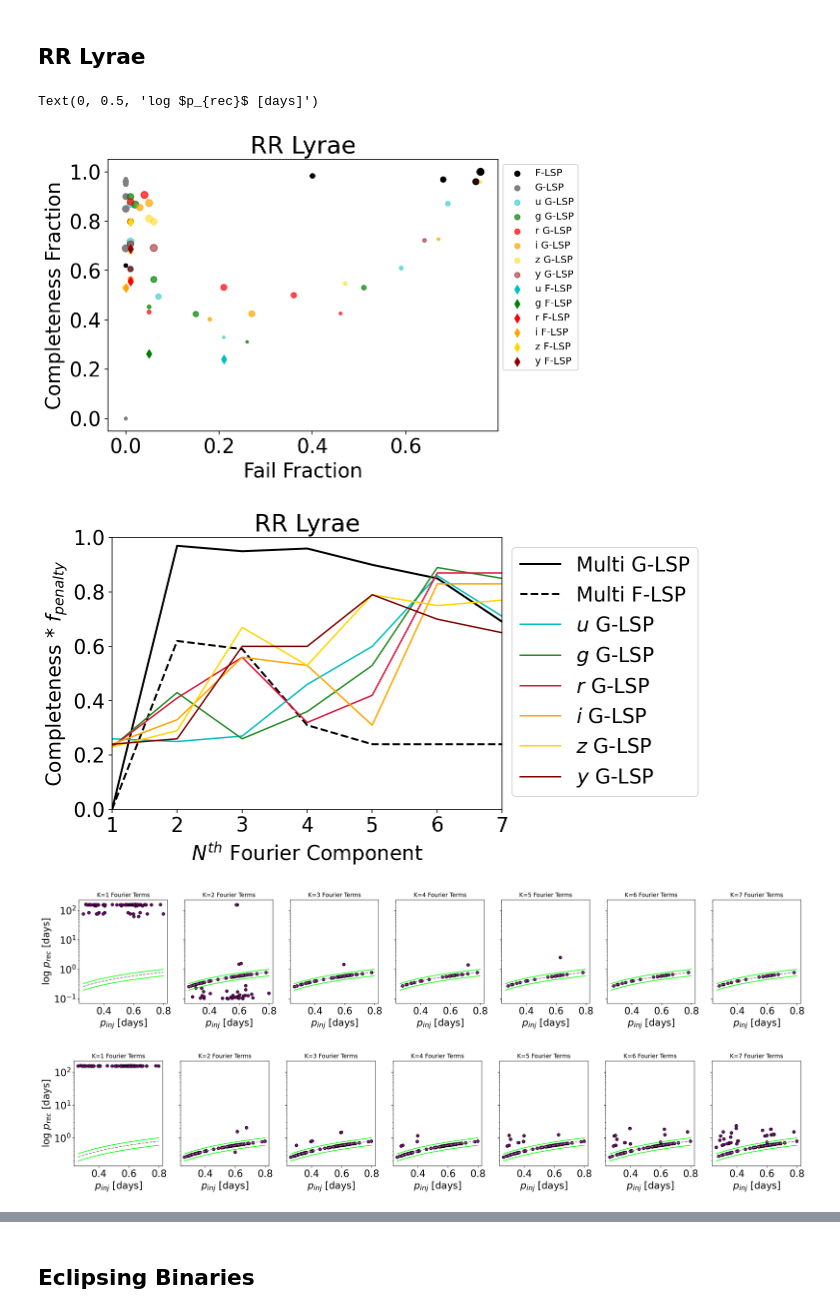
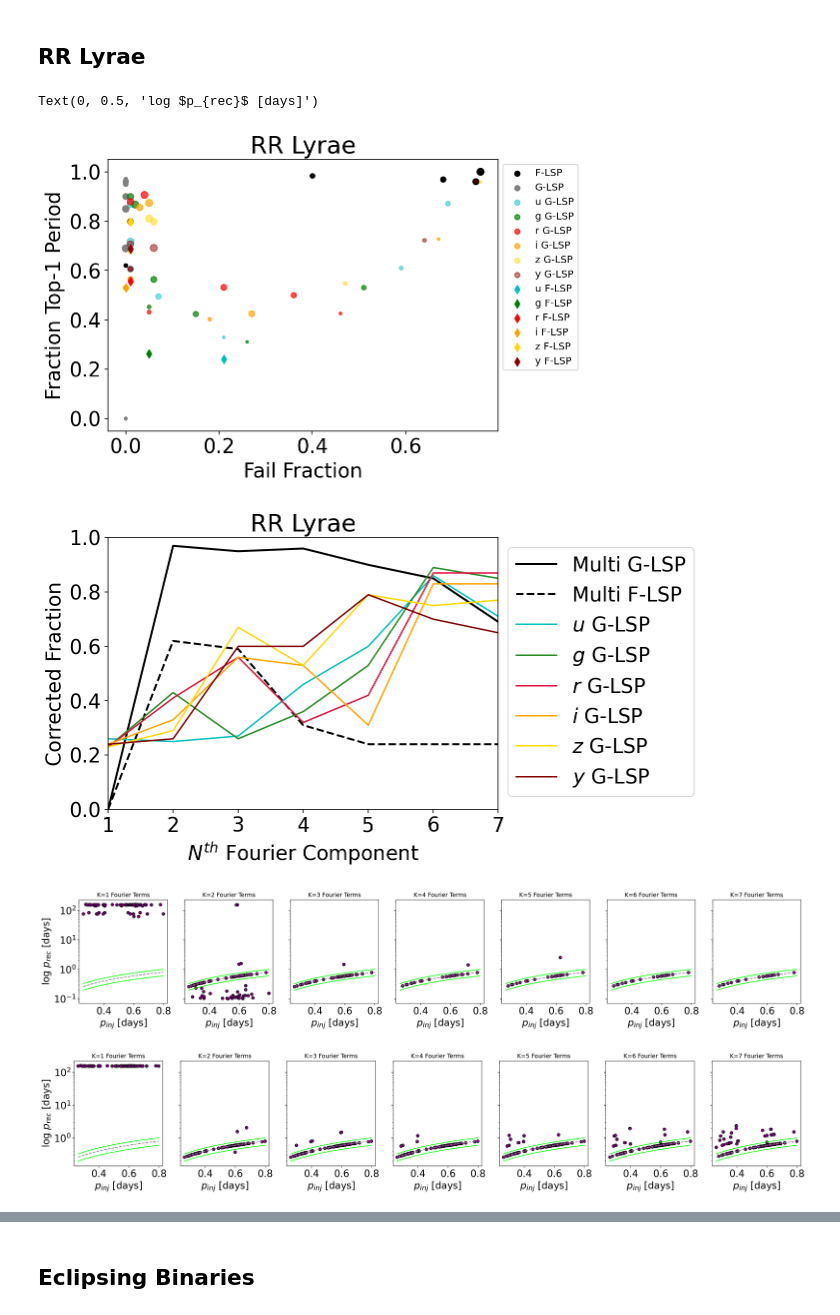
Before and after one commit to AndyTza/periodos, a Jupyter notebook: notebooks/Plasticc Periodic Analysis .ipynb, the cells around one changed output, grey strips where cells are left out. Drawn from its saved outputs; the diff is of its cells as text; code cells hidden in the pictures.

```diff
--- a/notebooks/Plasticc Periodic Analysis .ipynb
+++ b/notebooks/Plasticc Periodic Analysis .ipynb
@@ -120,7 +120,7 @@ plt.scatter(fi, sfi, color='orange', marker='d', label='i F-LSP')
 plt.scatter(fz, sfz, color='gold', marker='d', label='z F-LSP')
 plt.scatter(fy, sfy, color='darkred', marker='d', label='y F-LSP')
 
-plt.ylabel("Completeness Fraction")
+plt.ylabel("Fraction Top-1 Period")
 plt.xlabel("Fail Fraction")
 plt.legend(bbox_to_anchor=(1,1), fontsize=10)
 plt.title("RR Lyrae")
@@ -172,7 +172,6 @@ fail_Fg = fail_rate(table1[f's_lsp_f_g'])
 pass_Fg = pass_rate(table1[f's_lsp_f_g'])
 
 
-
 plt.figure(figsize=(7,5))
 plt.plot(range(1,8), comp_multi_g * (pass_multi_g/(pass_multi_g+fail_multi_g)),
         color='k', ls='-', lw=2, label="Multi G-LSP")
@@ -186,7 +185,8 @@ plt.plot(range(1,8), comp_si * (pass_si/(pass_si+fail_si)), color='orange',label
 plt.plot(range(1,8), comp_sz * (pass_sz/(pass_sz+fail_sz)), color='gold',label="$z$ G-LSP")
 plt.plot(range(1,8), comp_sy * (pass_sy/(pass_sy+fail_sy)), color='maroon',label="$y$ G-LSP")
 
-plt.ylabel("Completeness * $f_{penalty}$")
+#plt.ylabel("Fraction Top-1 Period")
+plt.ylabel("Corrected Fraction")
 plt.xlabel("$N^{th}$ Fourier Component")
 plt.title("RR Lyrae")
 plt.legend(bbox_to_anchor=(1,1))
@@ -246,35 +246,35 @@ for l in range(6):
         ax[l,jj].plot(xf, line(xf, 1, 0), color='gray', ls='--')
         ax[l,jj].plot(xf, line(xf, 1, 0) + 0.25*line(xf, 1, 0), color='lime')
         ax[l,jj].plot(xf, line(xf, 1, 0) - 0.25*line(xf, 1, 0), color='lime')
         ax[l,jj].set_yscale('log')
 
         ax[l,jj].set_xlabel("$p_{inj}$ [days]")
 
         j += 1
     ax[l,0].set_ylabel("log $p_{rec}$ [days]")
 
 for i in range(0, 7):
     ax[0,i].set_title(f"K={i+1} Fourier Terms", fontsize=12)
 
 
 fig, ax = plt.subplots(nrows=1, ncols=6, figsize=(27,4), sharey=True)
 
 j = 1
 for jj in range(6):
     ax[jj].scatter(table1['ptrue'], table1[f's_lsp_f_{ll[jj]}'], marker="o",
               color=llc[jj], edgecolor='k')
     ax[jj].plot(xf, line(xf, 1, 0), color='gray', ls='--')
     ax[jj].plot(xf, line(xf, 1, 0) + 0.25*line(xf, 1, 0), color='lime')
     ax[jj].plot(xf, line(xf, 1, 0) - 0.25*line(xf, 1, 0), color='lime')
     ax[jj].set_yscale('log')
 
     ax[jj].set_xlabel("$p_{inj}$ [days]")
     j += 1
 ax[0].set_ylabel("log $p_{rec}$ [days]")
 # %% [output]
 Text(0, 0.5, 'log $p_{rec}$ [days]')
-[figure, old version]
+[figure, new version]
-[figure, old version]
+[figure, new version]
 [figure]
 [figure]
 [figure]
```
Also changed, not shown: parts of 1 cell of this notebook, 2 other files.
